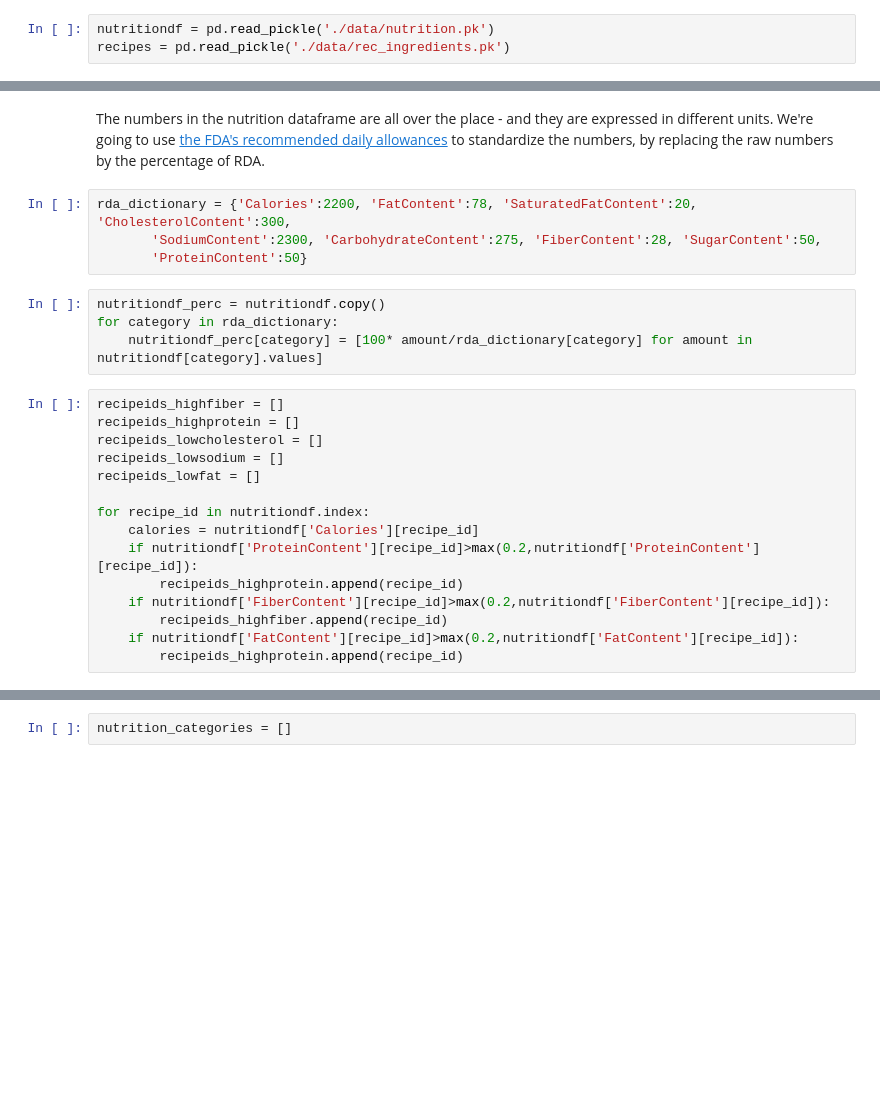
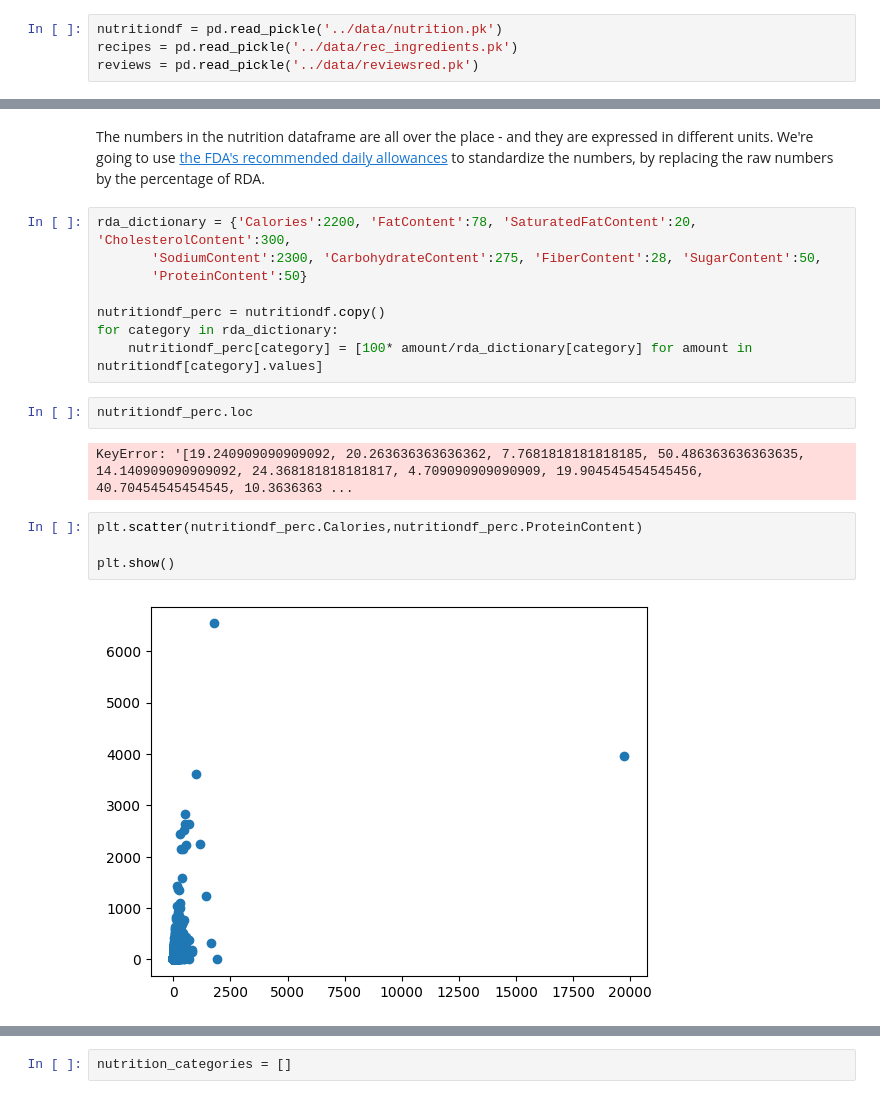
Before and after one commit to nhajouji/foodrecs, a Jupyter notebook: nadir_notebookexps/Nutrition.ipynb, the cells around one changed output, grey strips where cells are left out. Drawn from its saved outputs; the diff is of its cells as text; blank space fills up the shorter version.

Commit message:
Updated files, cleaned data
Cleaned keywords

Added data

```diff
--- a/nadir_notebookexps/Nutrition.ipynb
+++ b/nadir_notebookexps/Nutrition.ipynb
@@ -4,4 +18,5 @@ import pandas as pd
 # %%
-nutritiondf = pd.read_pickle('./data/nutrition.pk')
-recipes = pd.read_pickle('./data/rec_ingredients.pk')
+nutritiondf = pd.read_pickle('../data/nutrition.pk')
+recipes = pd.read_pickle('../data/rec_ingredients.pk')
+reviews = pd.read_pickle('../data/reviewsred.pk')
 # %%
@@ -21,22 +28,17 @@ We're going to use [the FDA's recommended daily allowances](https://www.fda.gov/
 rda_dictionary = {'Calories':2200, 'FatContent':78, 'SaturatedFatContent':20, 'CholesterolContent':300,
        'SodiumContent':2300, 'CarbohydrateContent':275, 'FiberContent':28, 'SugarContent':50,
        'ProteinContent':50}
+
+nutritiondf_perc = nutritiondf.copy()
+for category in rda_dictionary:
+    nutritiondf_perc[category] = [100* amount/rda_dictionary[category] for amount in nutritiondf[category].values]
+# %%
+nutritiondf_perc.loc
+# %% [output]
+KeyError: '[19.240909090909092, 20.263636363636362, 7.7681818181818185, 50.486363636363635, 14.140909090909092, 24.368181818181817, 4.709090909090909, 19.904545454545456, 40.70454545454545, 10.3636363 ...
 # %%
-nutritiondf_perc = nutritiondf.copy()
-for category in rda_dictionary:
-    nutritiondf_perc[category] = [100* amount/rda_dictionary[category] for amount in nutritiondf[category].values]
+plt.scatter(nutritiondf_perc.Calories,nutritiondf_perc.ProteinContent)
+
+plt.show()
+# %% [output]
+[figure, added]
-# %%
-recipeids_highfiber = []
-recipeids_highprotein = []
-recipeids_lowcholesterol = []
-recipeids_lowsodium = []
-recipeids_lowfat = []
-
-for recipe_id in nutritiondf.index:
-    calories = nutritiondf['Calories'][recipe_id]
-    if nutritiondf['ProteinContent'][recipe_id]>max(0.2,nutritiondf['ProteinContent'][recipe_id]):
-        recipeids_highprotein.append(recipe_id)
-    if nutritiondf['FiberContent'][recipe_id]>max(0.2,nutritiondf['FiberContent'][recipe_id]):
-        recipeids_highfiber.append(recipe_id)
-    if nutritiondf['FatContent'][recipe_id]>max(0.2,nutritiondf['FatContent'][recipe_id]):
-        recipeids_highprotein.append(recipe_id)
```
Also changed, not shown: parts of 4 cells of this notebook, 11 other files.
